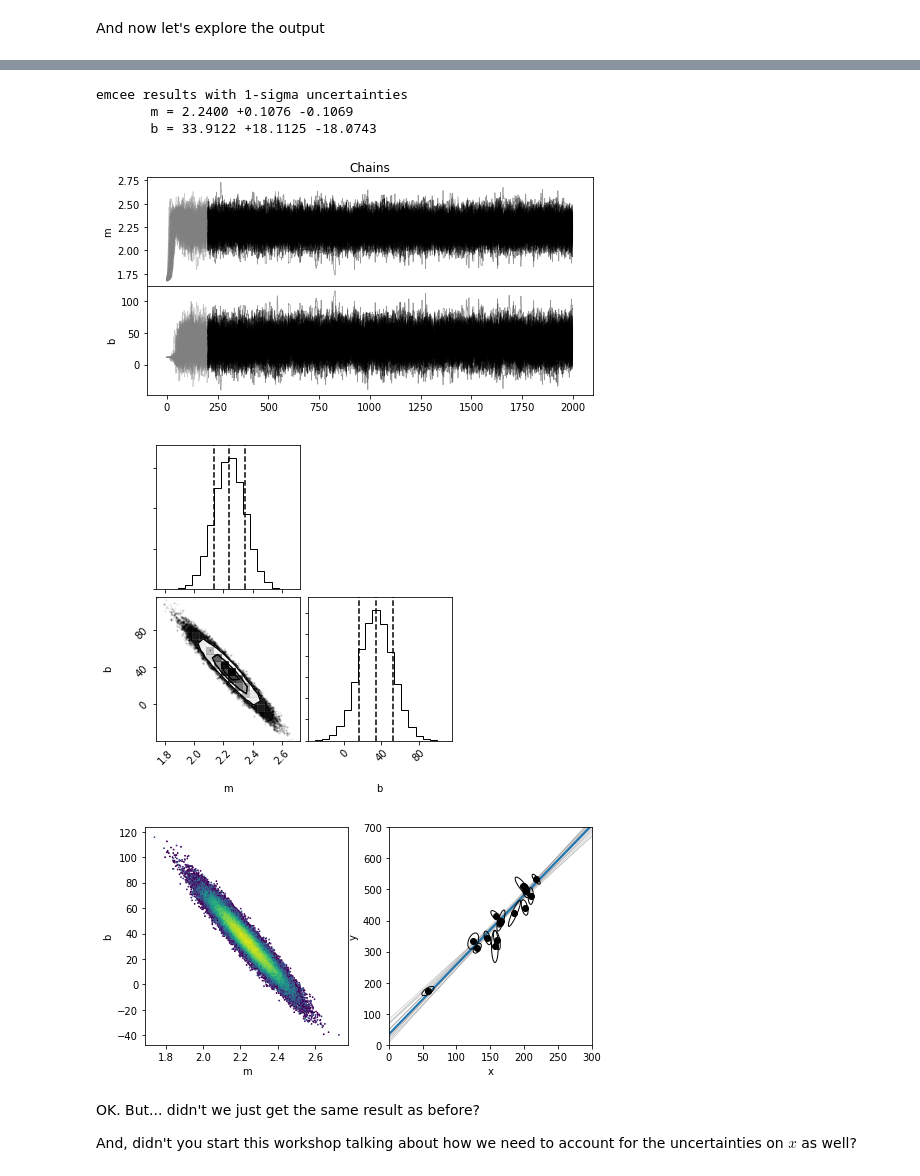
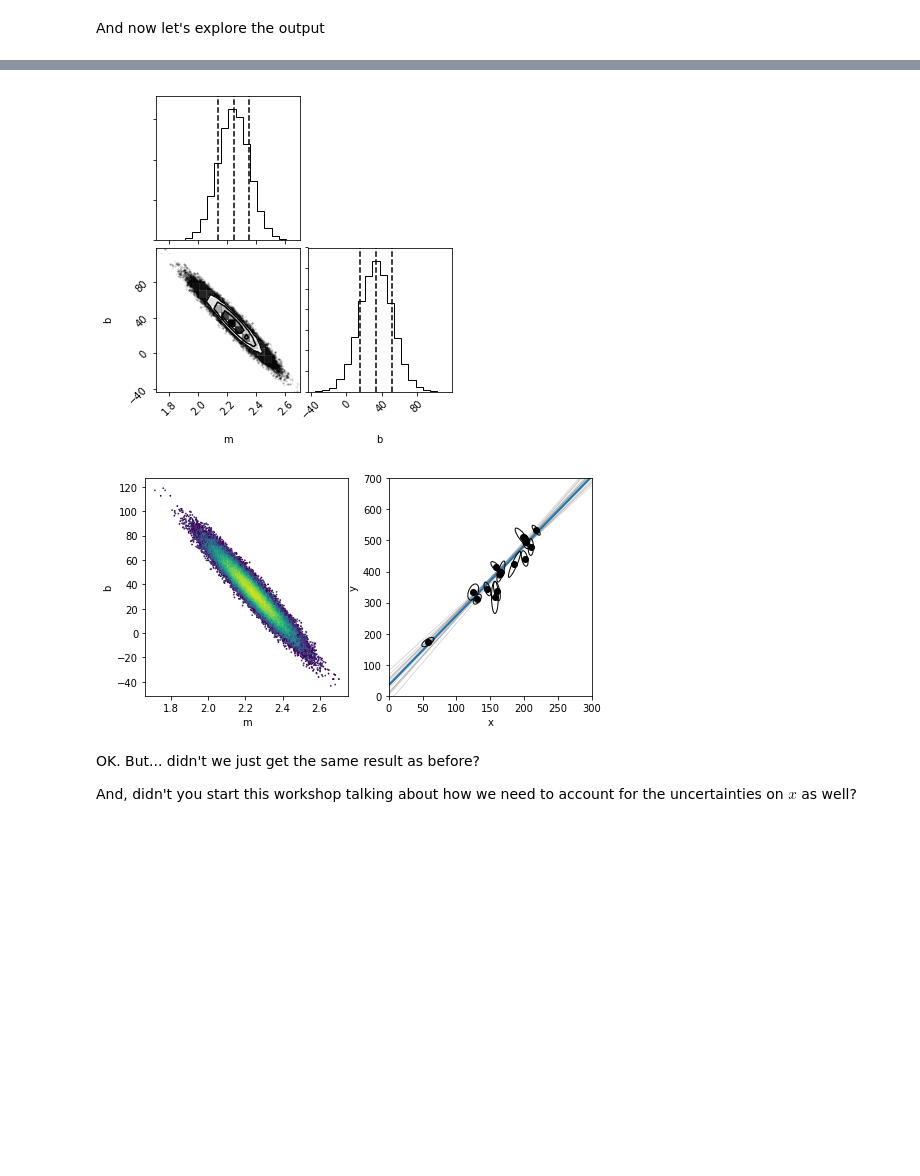
Before and after one commit to ageller/CRD2018emcee, a Jupyter notebook: emceeDemoCRD2018.ipynb, the cells around one changed output, grey strips where cells are left out. Cells and saved outputs as stored; diff of their text form; code cells hidden in the pictures; blank space fills up the shorter version.

```diff
--- a/emceeDemoCRD2018.ipynb
+++ b/emceeDemoCRD2018.ipynb
@@ -226,11 +224,11 @@ Now, as a check, let's try to maximize this likelihood with scipy (well, actuall
 def ilnlike(theta, x, y, yerr):
     return -lnlike(theta, x, y, yerr)
 
-guess0 = np.array([np.random.random() * mFreq, np.random.random() * bFreq])
+guess0 = np.array([2.*np.random.random() * mFreq, 2.*np.random.random() * bFreq])
 scFit = minimize(ilnlike, guess0, args=(obs_x, obs_y, sigma_y))
 print(scFit.message)
 print("The initial guess for the slope and intercept are: {:.4f} and {:.4f}"\
-      .format(guess0[0], guess0[0]))
+      .format(guess0[0], guess0[1]))
 print("The best-fit value for the slope and intercept are: {:.4f} and {:.4f}".format(scFit.x[0], scFit.x[1]))
 # %% [output]
 Optimization terminated successfully.
@@ -255,76 +296,39 @@ And now let's explore the output
+# %%
+#corner plot
+def makeCorner(sampler, nburn, paramsNames, quantiles=[0.16, 0.5, 0.84]):
+    samples = sampler.chain[:, nburn:, :].reshape((-1, len(paramsNames)))
+    f = corner.corner(samples, labels = paramsNames, quantiles = quantiles)
+
+makeCorner(sampler, nburn, paramsNames)
+# %% [output]
+[figure, added]
 # %%
-#some function to make plots (will re-use them later)
-#to plot the chains
-def plotChains(sampler, nburn, paramsNames):
-    Nparams = len(paramsNames)
-    fig, ax = plt.subplots(Nparams,1, figsize = (8,2*Nparams), sharex = True)
-    fig.subplots_adjust(hspace = 0)
-    ax[0].set_title('Chains')
-    xplot = range(len(sampler.chain[0,:,0]))
-
-    for i,p in enumerate(paramsNames):
-        for w in range(sampler.chain.shape[0]):
-            ax[i].plot(xplot[:nburn], sampler.chain[w,:nburn,i], color="0.5", alpha = 0.4, lw = 0.7, zorder = 1)
-            ax[i].plot(xplot[nburn:], sampler.chain[w,nburn:,i], color="k", alpha = 0.4, lw = 0.7, zorder = 1)
-
-            ax[i].set_ylabel(p)
-
-    return ax
-
+#Adam's plots
 def prettyPlot(m_samples, b_samples, m, b, nburn, ndraw = 20):
     fig, ax = plt.subplots(1,2, figsize = (8,4))
     ax[0].set_xlabel("m")
     ax[0].set_ylabel("b")
     ax[1].set_xlabel("x")
     ax[1].set_ylabel("y")
     ax[1].set_xlim(0,300)
     ax[1].set_ylim(0,700)
 
     ax[0].hexbin(m_samples, b_samples, gridsize = 250, bins = "log", mincnt = 1)
 
     plotData(ax[1], obs_x, obs_y, sigma_x, sigma_y, rho_xy)
     ax[1].plot([0,300], [b + 0*m, b + 300*m], lw = 2, zorder = 2)
     for rand_draw in np.random.randint(nburn, len(m_samples), ndraw):
         m_draw = m_samples[rand_draw]
         b_draw = b_samples[rand_draw]
         ax[1].plot([0,300], [b_draw + 0*m_draw, b_draw + 300*m_draw],
                  color = "0.5", alpha = 0.4, lw = 0.7, zorder = 1)
 
     return ax
 
 
-###### Now print the results and make the plots
-# set a "burn-in" limit
-nburn = 200
-m_samples = np.array(sampler.chain[:,nburn:,0]).flatten()
-b_samples = np.array(sampler.chain[:,nburn:,1]).flatten()
-
-#print the results taking 1-sigma confidence intervals
-samples = np.vstack([m_samples, b_samples]).T
-m_mcmc, b_mcmc = map(lambda v: (v[1], v[2]-v[1], v[1]-v[0]), zip(*np.percentile(samples, [16, 50, 84], axis=0)))
-print("emcee results with 1-sigma uncertainties\n \
-      m = {:.4f} +{:.4f} -{:.4f}\n \
-      b = {:.4f} +{:.4f} -{:.4f}\n" \
-      .format(m_mcmc[0], m_mcmc[1], m_mcmc[2], b_mcmc[0], b_mcmc[1], b_mcmc[2]))
-
-
-paramsNames = ['m','b']
-
-#chain plot
-axC = plotChains(sampler, nburn, paramsNames)
-
-#corner plot
-f = corner.corner(samples, labels = paramsNames, quantiles=[0.16, 0.5, 0.84],)
-
-#Adam's plots
 axA = prettyPlot(m_samples, b_samples, m_mcmc[0], b_mcmc[0], nburn, ndraw = 20)
 # %% [output]
-emcee results with 1-sigma uncertainties
-       m = 2.2400 +0.1076 -0.1069
-       b = 33.9122 +18.1125 -18.0743
-[figure, old version]
+[figure, new version]
-[figure, removed]
-[figure, removed]
 # %% [markdown]
 OK.  But... didn't we just get the same result as before?
 
```
Also changed, not shown: parts of 28 cells of this notebook.
